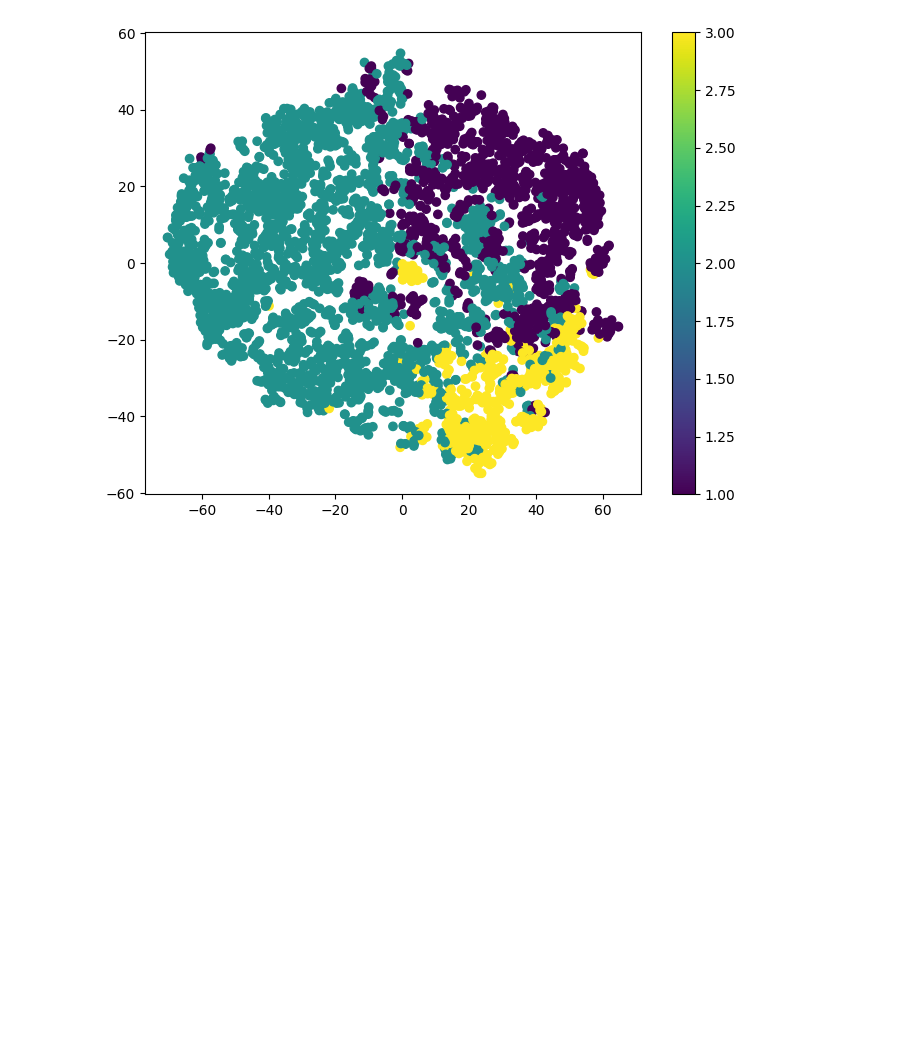
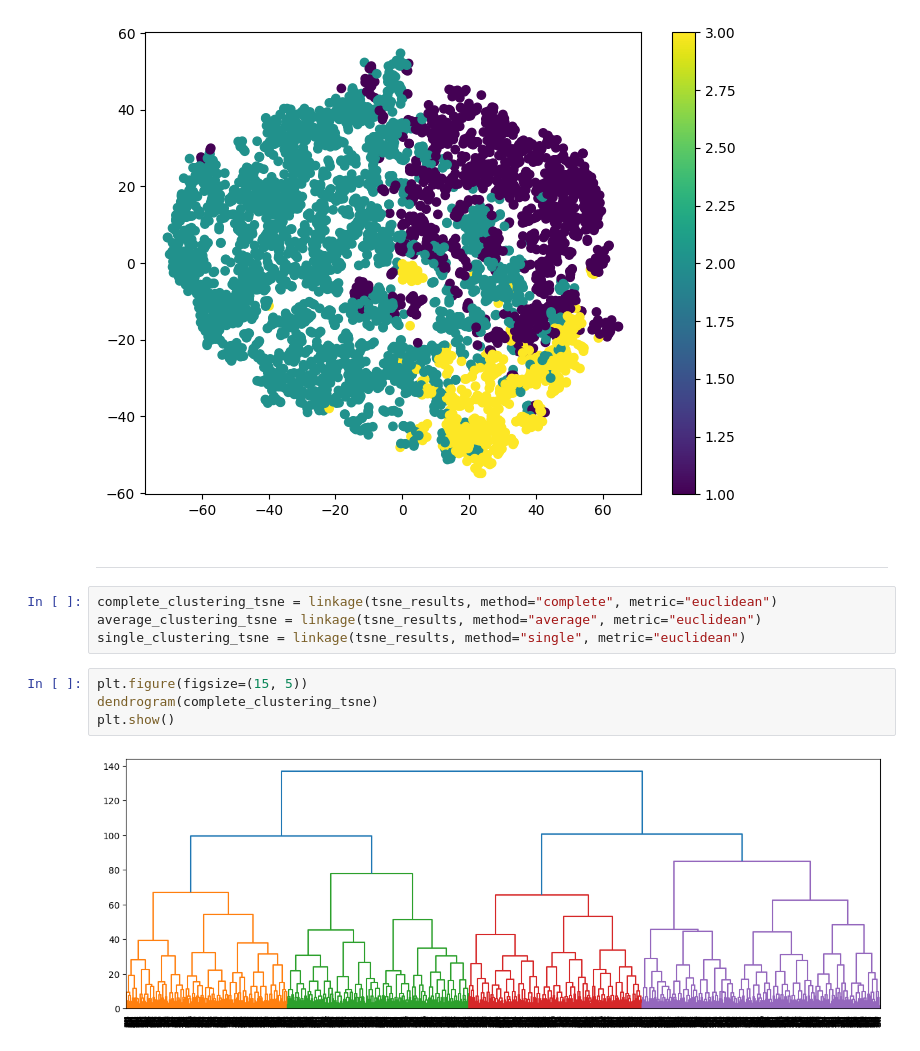
Before and after one commit to EvelinaDu/Papildomi_duomenu_vizualizavimo_skyriai, a Jupyter notebook: 3_laboratorinis/Hierarchical.ipynb, the cells around one changed output. Drawn from its saved outputs; the diff is of its cells as text; blank space fills up the shorter version.

Commit message:
Add Hierarchical Clustering Algorithm for t-SNE data

```diff
--- a/3_laboratorinis/Hierarchical.ipynb
+++ b/3_laboratorinis/Hierarchical.ipynb
@@ -119,3 +119,15 @@ plt.colorbar()
 plt.show()
 # %% [output]
 [figure]
+# %% [markdown]
+---
+# %%
+complete_clustering_tsne = linkage(tsne_results, method="complete", metric="euclidean")
+average_clustering_tsne = linkage(tsne_results, method="average", metric="euclidean")
+single_clustering_tsne = linkage(tsne_results, method="single", metric="euclidean")
+# %%
+plt.figure(figsize=(15, 5))
+dendrogram(complete_clustering_tsne)
+plt.show()
+# %% [output]
+[figure, added]
```
Also changed, not shown: parts of 7 cells of this notebook.
